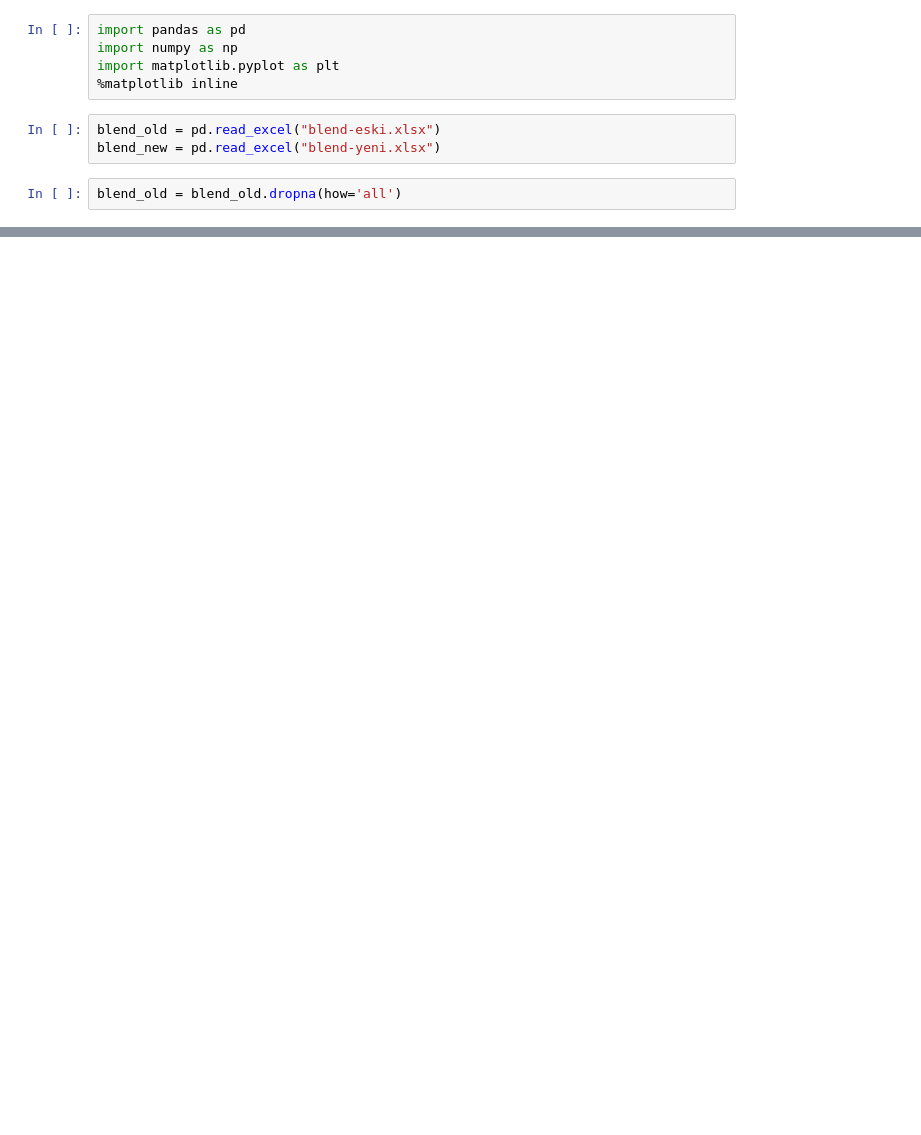
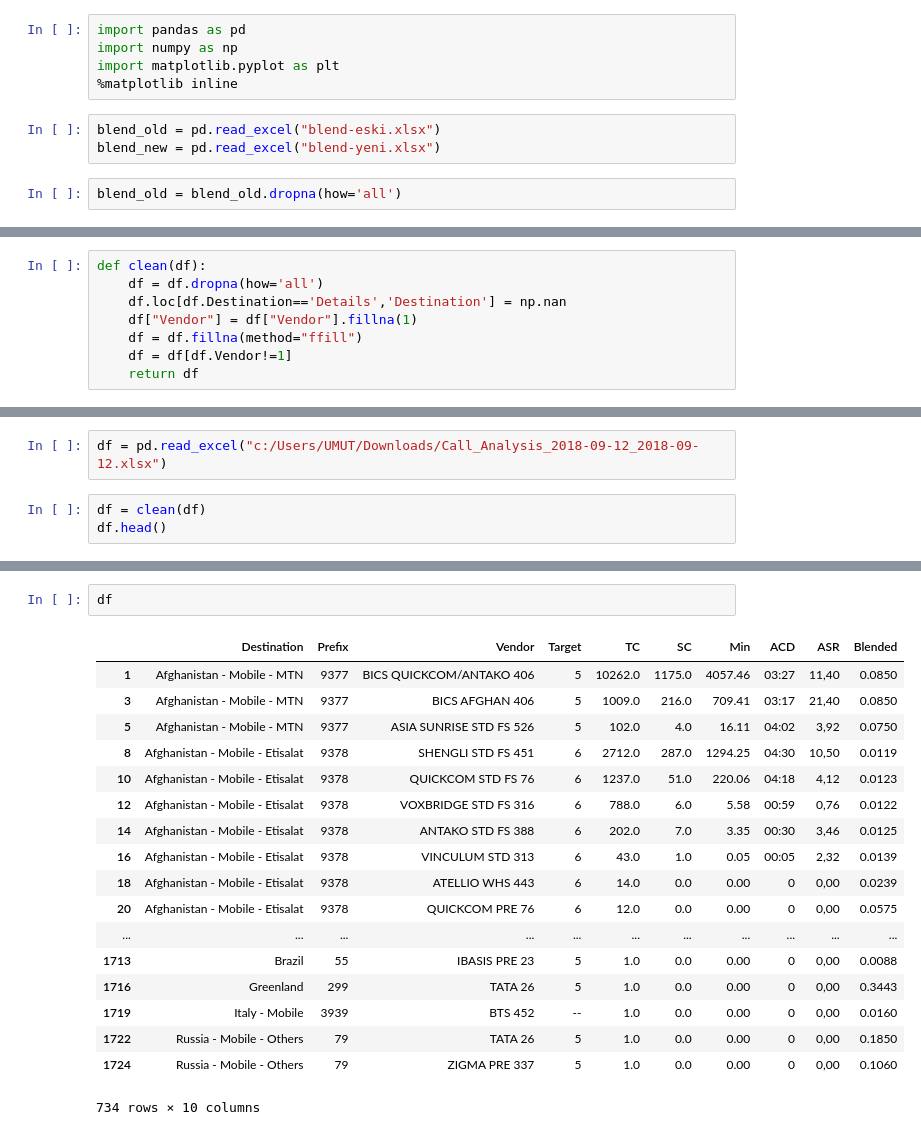
Before and after one commit to iKlotho/very, a Jupyter notebook: blend/Untitled.ipynb, the cells around one changed output, grey strips where cells are left out. Cells and saved outputs as stored; diff of their text form; blank space fills up the shorter version.

```diff
--- a/blend/Untitled.ipynb
+++ b/blend/Untitled.ipynb
@@ -59,0 +11,8 @@ blend_old
+# %%
+def clean(df):
+    df = df.dropna(how='all')
+    df.loc[df.Destination=='Details','Destination'] = np.nan
+    df["Vendor"] = df["Vendor"].fillna(1)
+    df = df.fillna(method="ffill")
+    df = df[df.Vendor!=1]
+    return df
@@ -59,0 +28,5 @@ blend_old
+# %%
+df = pd.read_excel("c:/Users/UMUT/Downloads/Call_Analysis_2018-09-12_2018-09-12.xlsx")
+# %%
+df = clean(df)
+df.head()
@@ -59,0 +50,21 @@ blend_old
+# %%
+df
+# %% [output]
+|  | Destination | Prefix | Vendor | Target | TC | SC | Min | ACD | ASR | Blended |
+| 1 | Afghanistan - Mobile - MTN | 9377 | BICS QUICKCOM/ANTAKO 406 | 5 | 10262.0 | 1175.0 | 4057.46 | 03:27 | 11,40 | 0.0850 |
+| 3 | Afghanistan - Mobile - MTN | 9377 | BICS AFGHAN 406 | 5 | 1009.0 | 216.0 | 709.41 | 03:17 | 21,40 | 0.0850 |
+| 5 | Afghanistan - Mobile - MTN | 9377 | ASIA SUNRISE STD FS 526 | 5 | 102.0 | 4.0 | 16.11 | 04:02 | 3,92 | 0.0750 |
+| 8 | Afghanistan - Mobile - Etisalat | 9378 | SHENGLI STD FS 451 | 6 | 2712.0 | 287.0 | 1294.25 | 04:30 | 10,50 | 0.0119 |
+| 10 | Afghanistan - Mobile - Etisalat | 9378 | QUICKCOM STD FS 76 | 6 | 1237.0 | 51.0 | 220.06 | 04:18 | 4,12 | 0.0123 |
+| 12 | Afghanistan - Mobile - Etisalat | 9378 | VOXBRIDGE STD FS 316 | 6 | 788.0 | 6.0 | 5.58 | 00:59 | 0,76 | 0.0122 |
+| 14 | Afghanistan - Mobile - Etisalat | 9378 | ANTAKO STD FS 388 | 6 | 202.0 | 7.0 | 3.35 | 00:30 | 3,46 | 0.0125 |
+| 16 | Afghanistan - Mobile - Etisalat | 9378 | VINCULUM STD 313 | 6 | 43.0 | 1.0 | 0.05 | 00:05 | 2,32 | 0.0139 |
+| 18 | Afghanistan - Mobile - Etisalat | 9378 | ATELLIO WHS 443 | 6 | 14.0 | 0.0 | 0.00 | 0 | 0,00 | 0.0239 |
+| 20 | Afghanistan - Mobile - Etisalat | 9378 | QUICKCOM PRE 76 | 6 | 12.0 | 0.0 | 0.00 | 0 | 0,00 | 0.0575 |
+| ... | ... | ... | ... | ... | ... | ... | ... | ... | ... | ... |
+| 1713 | Brazil | 55 | IBASIS PRE 23 | 5 | 1.0 | 0.0 | 0.00 | 0 | 0,00 | 0.0088 |
+| 1716 | Greenland | 299 | TATA 26 | 5 | 1.0 | 0.0 | 0.00 | 0 | 0,00 | 0.3443 |
+| 1719 | Italy - Mobile | 3939 | BTS 452 | -- | 1.0 | 0.0 | 0.00 | 0 | 0,00 | 0.0160 |
+| 1722 | Russia - Mobile - Others | 79 | TATA 26 | 5 | 1.0 | 0.0 | 0.00 | 0 | 0,00 | 0.1850 |
+| 1724 | Russia - Mobile - Others | 79 | ZIGMA PRE 337 | 5 | 1.0 | 0.0 | 0.00 | 0 | 0,00 | 0.1060 |
+734 rows × 10 columns
```
Also changed, not shown: parts of 5 cells of this notebook, 6 other files.
